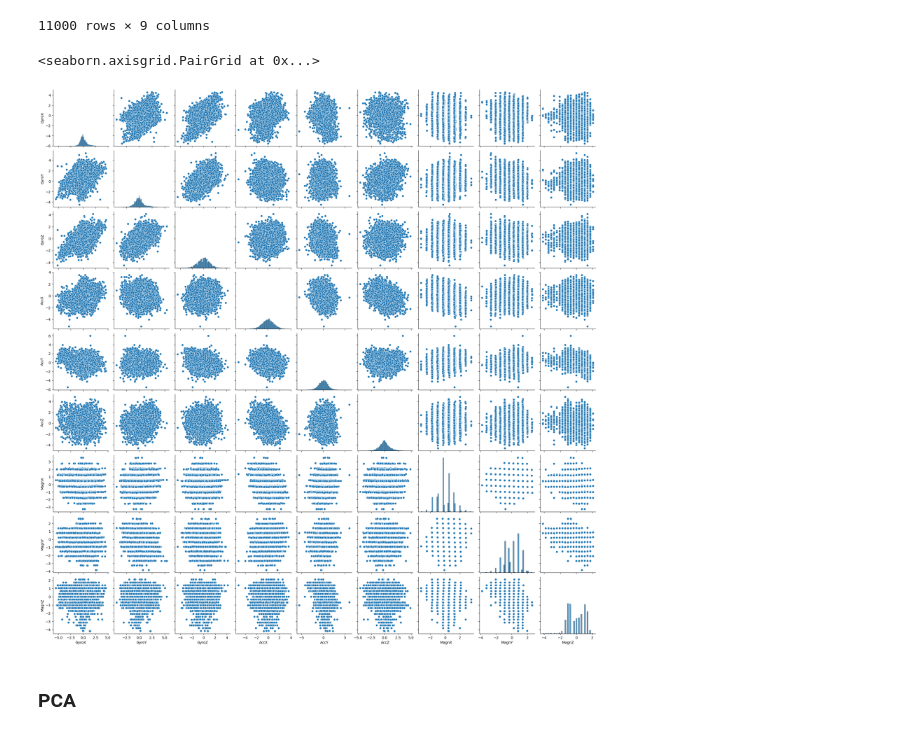
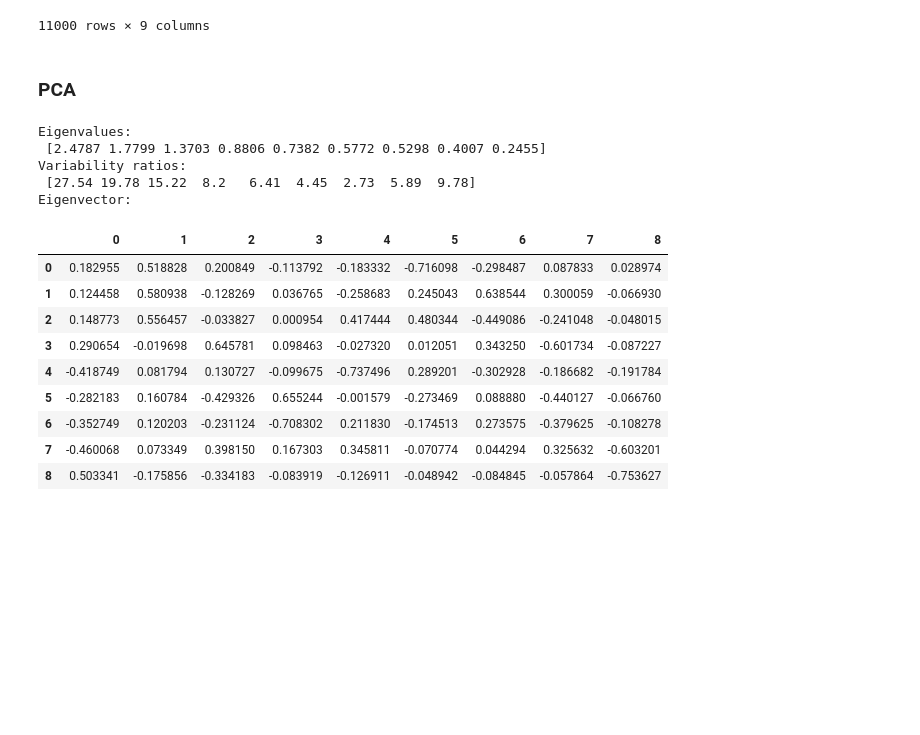
Before and after one commit to enlupi/GruppoSeven, a Jupyter notebook: project_final.ipynb, the cells around one changed output. Drawn from its saved outputs; the diff is of its cells as text; code cells hidden in the pictures; blank space fills up the shorter version.

```diff
--- a/project_final.ipynb
+++ b/project_final.ipynb
@@ -180,9 +181,7 @@ data
 | 12999 | 0.354045 | 0.455568 | -0.507233 | -1.713309 | 0.783267 | 1.031927 | 0.444680 | 1.994464 | -1.031808 |
 11000 rows × 9 columns
 # %%
-sns.pairplot(data=data[labels]);
+# mi muore il pc
+# sns.pairplot(data=data[labels]);
-# %% [output]
-<seaborn.axisgrid.PairGrid at 0x...>
-[figure, removed]
 # %% [markdown]
 ### PCA
@@ -213,0 +188,28 @@ print('Magn eigenvectors:\n', v_gyro[np.argsort(magn_var_ratios)])
+# %%
+avls, avts = scipy.linalg.eig(np.cov(data.T))
+sort_perm = np.flip(np.argsort(avls))
+
+avls = np.real_if_close(avls[sort_perm])
+avts = avts[:, sort_perm]
+
+var_ratios = avls / np.sum(avls)
+print('Eigenvalues:\n', np.round(avls, 4)) #todo tenere la troncatura?
+print('Variability ratios:\n', np.round(var_ratios[sort_perm] * 100, 2))
+print("Eigenvector:")
+display(pd.DataFrame(avts))
+# %% [output]
+Eigenvalues:
+ [2.4787 1.7799 1.3703 0.8806 0.7382 0.5772 0.5298 0.4007 0.2455]
+Variability ratios:
+ [27.54 19.78 15.22  8.2   6.41  4.45  2.73  5.89  9.78]
+Eigenvector:
+|  | 0 | 1 | 2 | 3 | 4 | 5 | 6 | 7 | 8 |
+| 0 | 0.182955 | 0.518828 | 0.200849 | -0.113792 | -0.183332 | -0.716098 | -0.298487 | 0.087833 | 0.028974 |
+| 1 | 0.124458 | 0.580938 | -0.128269 | 0.036765 | -0.258683 | 0.245043 | 0.638544 | 0.300059 | -0.066930 |
+| 2 | 0.148773 | 0.556457 | -0.033827 | 0.000954 | 0.417444 | 0.480344 | -0.449086 | -0.241048 | -0.048015 |
+| 3 | 0.290654 | -0.019698 | 0.645781 | 0.098463 | -0.027320 | 0.012051 | 0.343250 | -0.601734 | -0.087227 |
+| 4 | -0.418749 | 0.081794 | 0.130727 | -0.099675 | -0.737496 | 0.289201 | -0.302928 | -0.186682 | -0.191784 |
+| 5 | -0.282183 | 0.160784 | -0.429326 | 0.655244 | -0.001579 | -0.273469 | 0.088880 | -0.440127 | -0.066760 |
+| 6 | -0.352749 | 0.120203 | -0.231124 | -0.708302 | 0.211830 | -0.174513 | 0.273575 | -0.379625 | -0.108278 |
+| 7 | -0.460068 | 0.073349 | 0.398150 | 0.167303 | 0.345811 | -0.070774 | 0.044294 | 0.325632 | -0.603201 |
+| 8 | 0.503341 | -0.175856 | -0.334183 | -0.083919 | -0.126911 | -0.048942 | -0.084845 | -0.057864 | -0.753627 |
```
Also changed, not shown: parts of 3 cells of this notebook.
